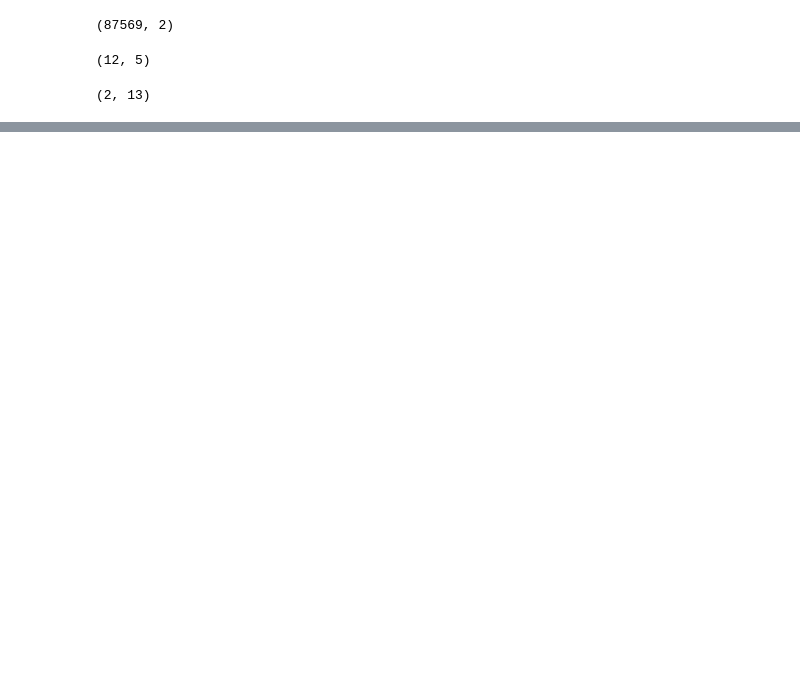
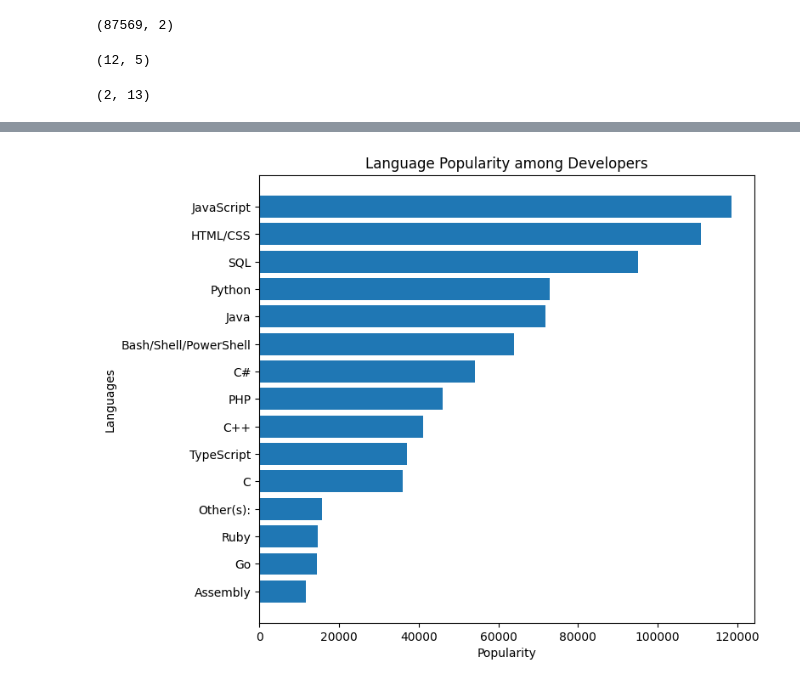
Before and after one commit to Sath2003/DAV, a Jupyter notebook: LABSHEET - 2.ipynb, the cells around one changed output, grey strips where cells are left out. Cells and saved outputs as stored; diff of their text form; code cells hidden in the pictures; blank space fills up the shorter version.

```diff
--- a/LABSHEET - 2.ipynb
+++ b/LABSHEET - 2.ipynb
@@ -103,0 +148,10 @@ data3.shape
+# %%
+plt.figure(figsize = (8,6))
+plt.barh(languages, popularity)
+plt.ylabel("Languages")
+plt.xlabel("Popularity")
+plt.tight_layout() #sCOMPRESSES THE GRAPH
+plt.title("Language Popularity among Developers")
+plt.show()
+# %% [output]
+[figure, added]
```
Also changed, not shown: parts of 10 cells of this notebook, 1 other file.
